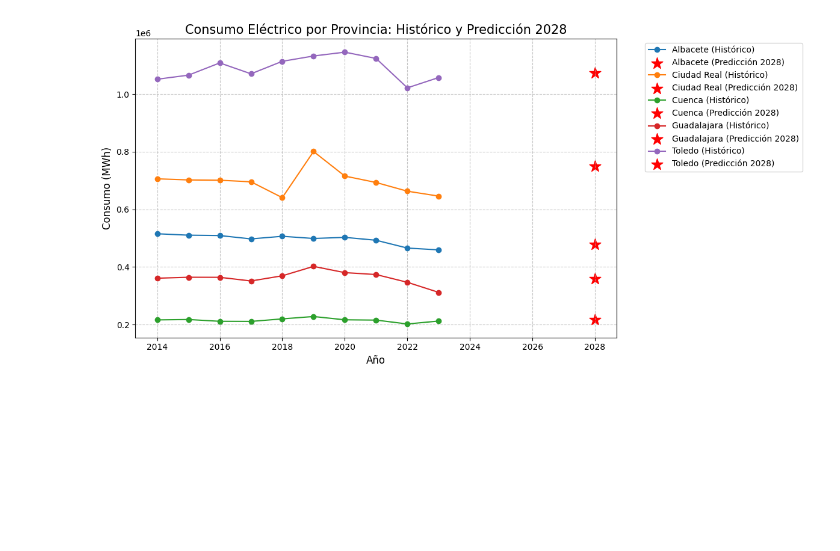
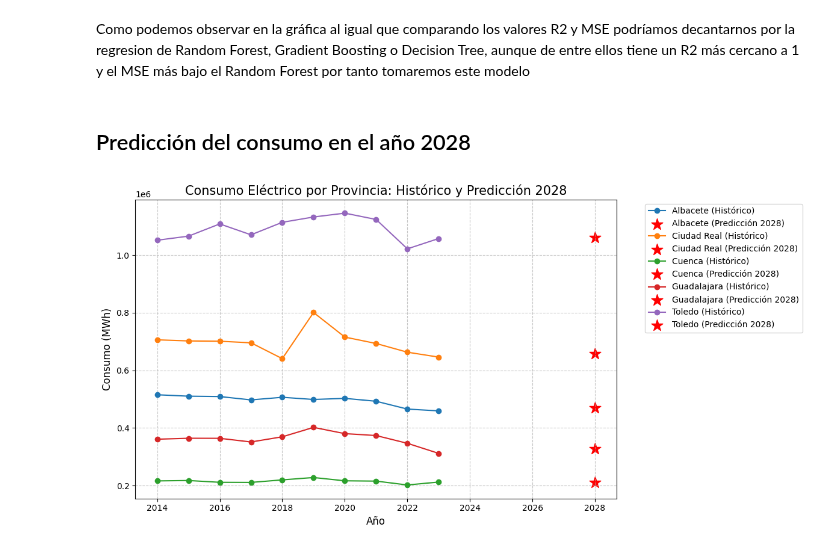
Before and after one commit to elena-17/DataMining-24-25, a Jupyter notebook: src/modeling/h5_modeling.ipynb, the cells around one changed output. Saved outputs shown, nothing was run; the diff lists cells and outputs as text; code cells hidden in the pictures; blank space fills up the shorter version.

Commit message:
añadidos mas modelos y comparacion con resultados

```diff
--- a/src/modeling/h5_modeling.ipynb
+++ b/src/modeling/h5_modeling.ipynb
@@ -12,8 +17,7 @@ GOLD_DATA_PATH = os.path.join("..", "..", "data/gold/")
 data_card_5_df = pd.read_csv(os.path.join(GOLD_DATA_PATH, "data_card_5_df.csv"), sep=";", encoding="latin1")
 # %%
 # data_card_5_df.set_index('Provincia', inplace=True)
-consumo_df = data_card_5_df.drop(columns=['Potencia MWh'])
-df = consumo_df
+df = data_card_5_df.drop(columns=['Potencia MWh'])
 # %%
 # Renombrar columnas para que coincidan con el formato esperado
 df.columns = ['Provincia'] + [f'Consumo {año}' for año in range(2014, 2024)]
@@ -121,0 +121,2 @@ R-squared Score: 0.9880446146265385
+# %%
+resultados_rf = evaluar_modelo(RandomForestRegressor())
@@ -122,37 +219,41 @@ R-squared Score: 0.9880446146265385
+# %% [markdown]
+Como podemos observar en la gráfica al igual que comparando los valores R2 y MSE podríamos decantarnos por la regresion de Random Forest, Gradient Boosting o Decision Tree, aunque de entre ellos tiene un R2 más cercano a 1 y el MSE más bajo el Random Forest por tanto tomaremos este modelo
+# %% [markdown]
+## Predicción del consumo en el año 2028
 # %%
 datos = df
-predicciones_2028 = resultados['predicciones_2028']
+predicciones_2028 = resultados_rf['predicciones_2028']
 plt.figure(figsize=(12, 6))
 
 # Columnas de consumo
 columnas_consumo = [col for col in datos.columns if col.startswith('Consumo')]
 
 # Configurar estilo
 plt.style.use('default')
 
 # Graficar series históricas y predicciones
 for provincia in datos['Provincia']:
     # Datos históricos
     consumos_historicos = datos[datos['Provincia'] == provincia][columnas_consumo].values[0]
     años_historicos = list(range(2014, 2024))
 
     # Graficar línea histórica
     plt.plot(años_historicos, consumos_historicos, marker='o', label=f'{provincia} (Histórico)')
 
     # Añadir punto de predicción para 2028
     plt.scatter(2028, predicciones_2028[provincia], marker='*',
                 color='red', s=200,
                 label=f'{provincia} (Predicción 2028)')
 
 plt.title('Consumo Eléctrico por Provincia: Histórico y Predicción 2028', fontsize=15)
 plt.xlabel('Año', fontsize=12)
 plt.ylabel('Consumo (MWh)', fontsize=12)
 plt.legend(bbox_to_anchor=(1.05, 1), loc='upper left')
 plt.grid(True, linestyle='--', alpha=0.7)
 plt.tight_layout()
 plt.show()
 # %% [output]
-[figure, old version]
+[figure, new version]
 # %%
 placas = data_card_5_df['Potencia MWh']
 placas_2028 = []
```
Also changed, not shown: parts of 18 cells of this notebook.
